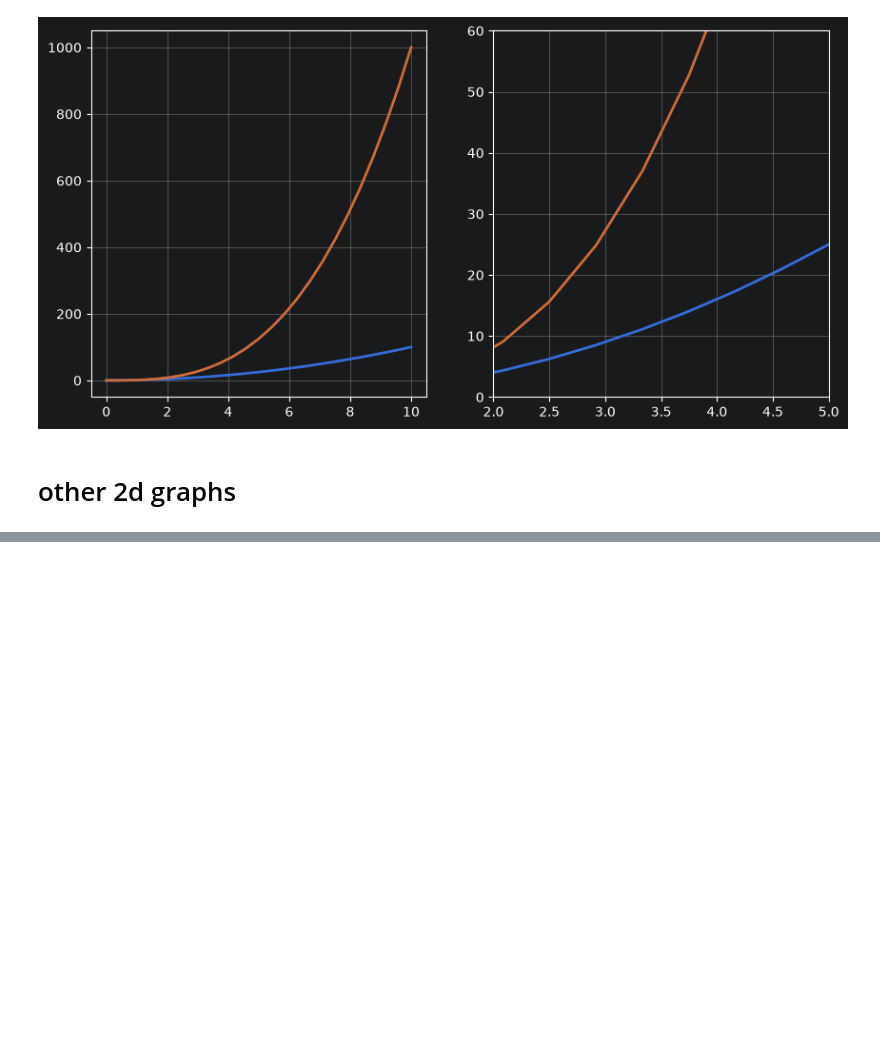
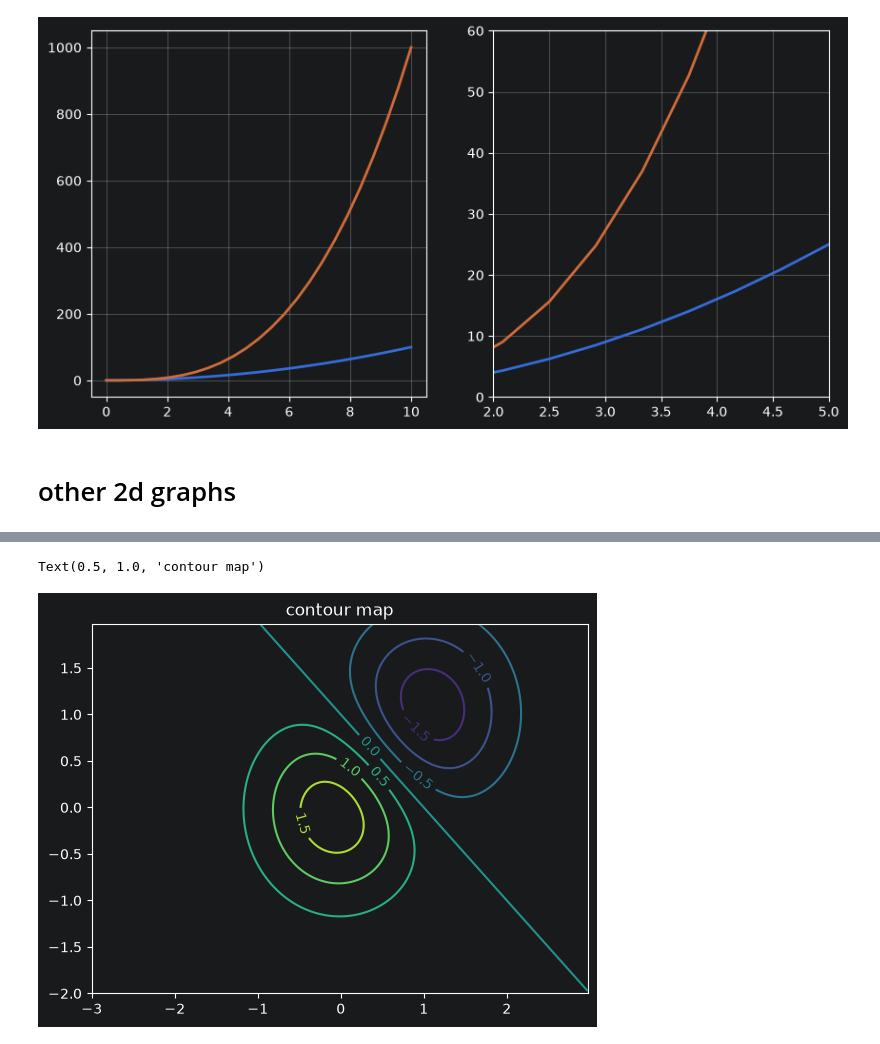
Before and after one commit to aditya65489-sketch/python_practice, a Jupyter notebook: matplotlib.ipynb, the cells around one changed output, grey strips where cells are left out. Saved outputs shown, nothing was run; the diff lists cells and outputs as text; code cells hidden in the pictures; blank space fills up the shorter version.

```diff
--- a/matplotlib.ipynb
+++ b/matplotlib.ipynb
@@ -218,0 +277,8 @@ axes[3].fill_between(x, x**2, x**3, color="green", alpha=0.5)
+# %%
+fig, ax = plt.subplots()
+CS = ax.contour(X, Y, Z)
+ax.clabel(CS, inline=1, fontsize=10)
+ax.set_title('contour map')
+# %% [output]
+Text(0.5, 1.0, 'contour map')
+[figure, added]
```
Also changed, not shown: parts of 4 cells of this notebook.
